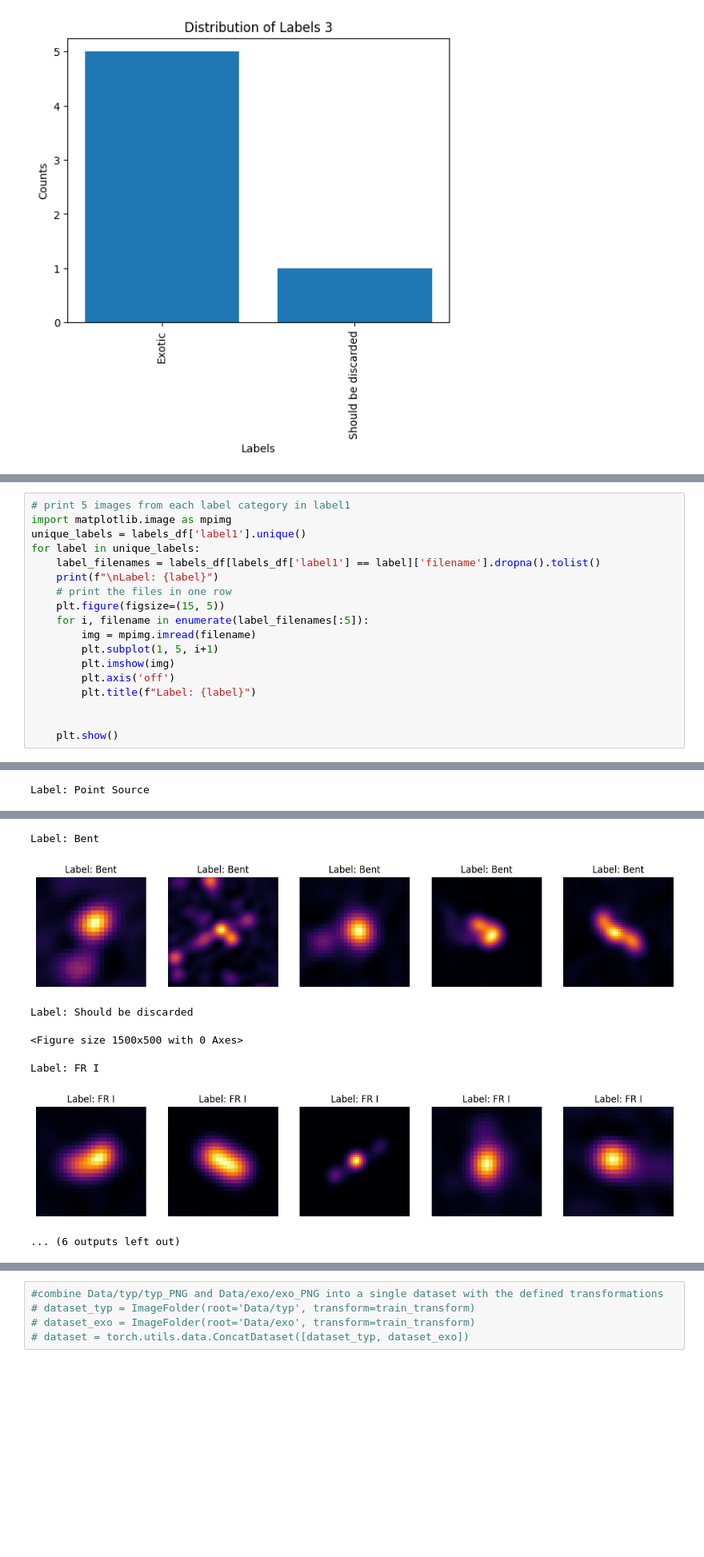
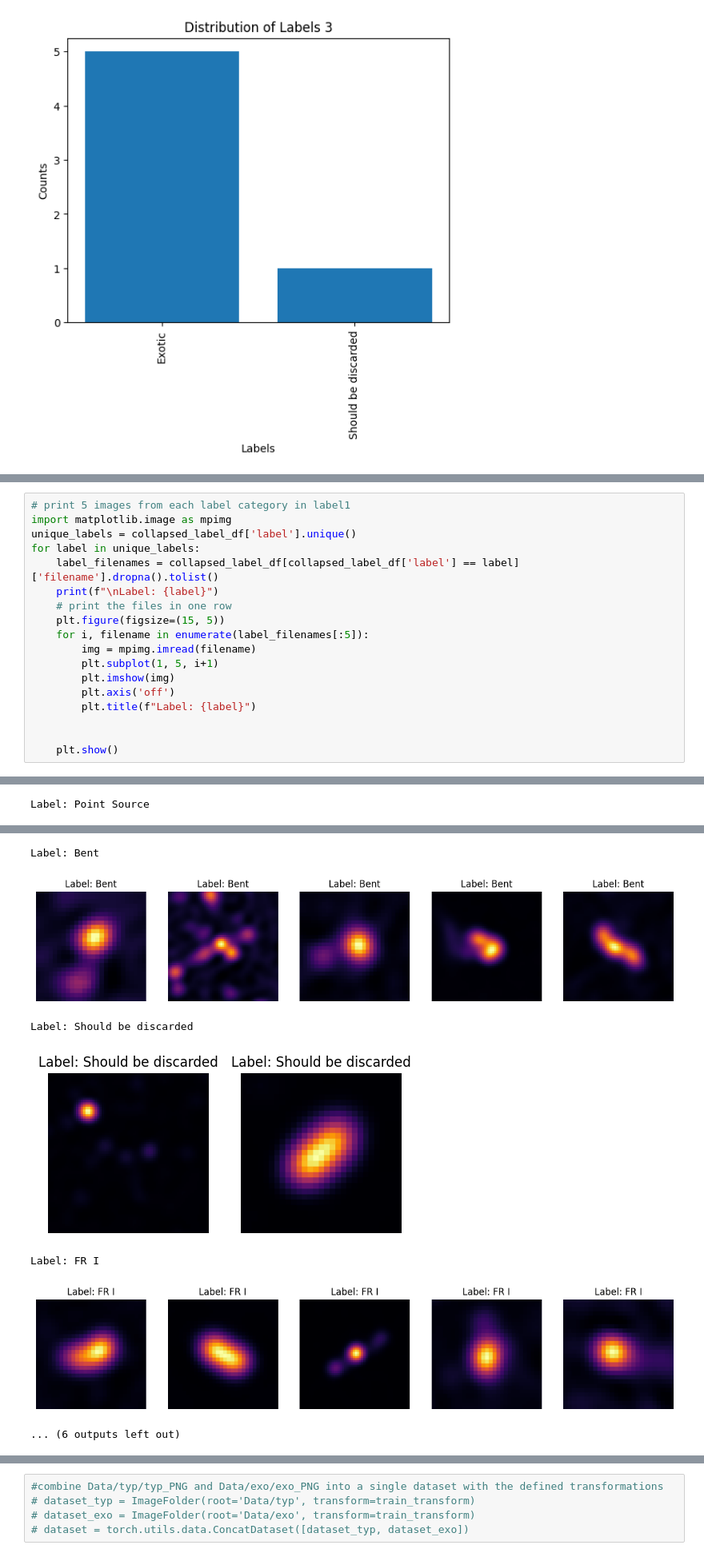
Before and after one commit to Khotso-Bore/automatic-labeling, a Jupyter notebook: main.ipynb, the cells around one changed output, grey strips where cells are left out. Shown at 80% size. Cells and saved outputs as stored; diff of their text form; blank space fills up the shorter version.

```diff
--- a/main.ipynb
+++ b/main.ipynb
@@ -240,35 +256,35 @@ for i in range(len(['label1','label2','label3'])):
 # %%
 # print 5 images from each label category in label1
 import matplotlib.image as mpimg
-unique_labels = labels_df['label1'].unique()
+unique_labels = collapsed_label_df['label'].unique()
 for label in unique_labels:
-    label_filenames = labels_df[labels_df['label1'] == label]['filename'].dropna().tolist()
+    label_filenames = collapsed_label_df[collapsed_label_df['label'] == label]['filename'].dropna().tolist()
     print(f"\nLabel: {label}")
     # print the files in one row
     plt.figure(figsize=(15, 5))
     for i, filename in enumerate(label_filenames[:5]):
         img = mpimg.imread(filename)
         plt.subplot(1, 5, i+1)
         plt.imshow(img)
         plt.axis('off')
         plt.title(f"Label: {label}")
 
 
     plt.show()
 # %% [output]
 Label: FR II
 [figure]
 Label: typical
 [figure]
 Label: Point Source
 [figure]
 Label: Bent
 [figure]
 Label: Should be discarded
+[figure, new version]
-<Figure size 1500x500 with 0 Axes>
+Label: FR I
+[figure, added]
-Label: FR I
+... (6 outputs left out)
-[figure, old version]
-... (6 outputs left out)
 # %%
 import torch
 import torch.nn as nn
```
Also changed, not shown: parts of 20 cells of this notebook.
